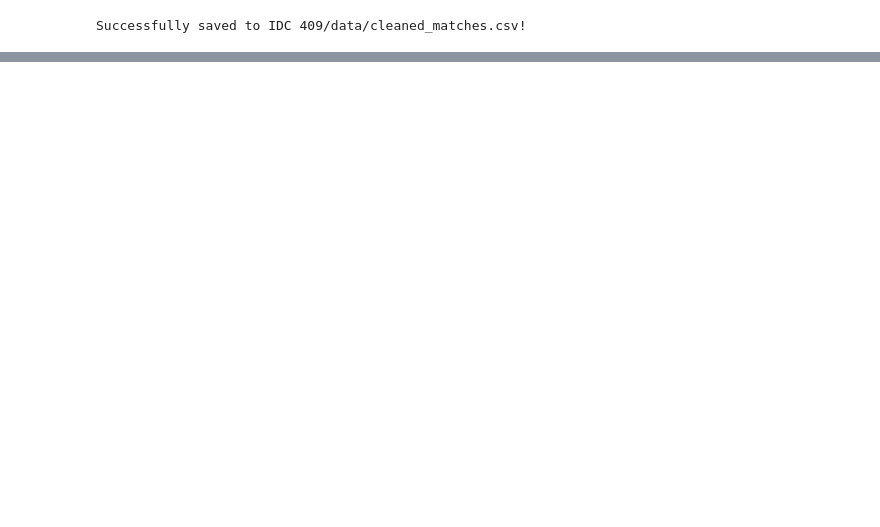
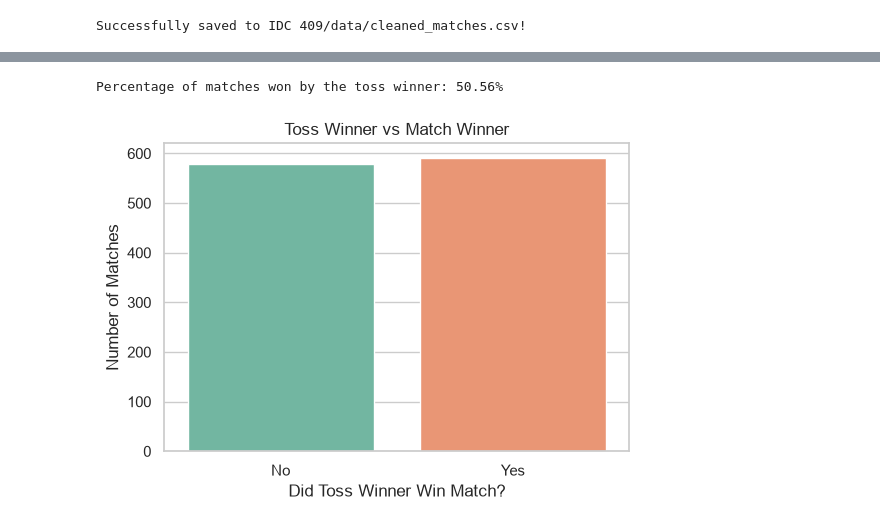
Before and after one commit to SatyabrataIISERM/ds_first_git_group_5, a Jupyter notebook: Match Analysis (MS23238).ipynb, the cells around one changed output, grey strips where cells are left out. Saved outputs shown, nothing was run; the diff lists cells and outputs as text; code cells hidden in the pictures; blank space fills up the shorter version.

Commit message:
Match-level EDA

```diff
--- a/Match Analysis (MS23238).ipynb
+++ b/Match Analysis (MS23238).ipynb
@@ -154,3 +152,13 @@ matches_df.to_csv('data/cleaned_matches.csv', index=False)
 print("Successfully saved to IDC 409/data/cleaned_matches.csv!")
 # %% [output]
 Successfully saved to IDC 409/data/cleaned_matches.csv!
+# %%
+import matplotlib.pyplot as plt
+import seaborn as sns
+
+# Set visual style
+sns.set_theme(style="whitegrid")
+
+# Load pre-cleaned dataset from yesterday
+matches_df = pd.read_csv('data/cleaned_matches.csv')
+matches_df.head()
@@ -156,0 +175,18 @@ Successfully saved to IDC 409/data/cleaned_matches.csv!
+# %%
+# Calculate toss advantage
+matches_df['toss_is_match_winner'] = (matches_df['toss_winner'] == matches_df['match_won_by'])
+toss_win_pct = matches_df['toss_is_match_winner'].value_counts(normalize=True) * 100
+
+print(f"Percentage of matches won by the toss winner: {toss_win_pct.get(True, 0):.2f}%")
+
+# Visualization
+plt.figure(figsize=(6, 4))
+sns.countplot(data=matches_df, x='toss_is_match_winner',hue= 'toss_is_match_winner', palette='Set2', legend=False)
+plt.title('Toss Winner vs Match Winner')
+plt.xlabel('Did Toss Winner Win Match?')
+plt.ylabel('Number of Matches')
+plt.xticks([0, 1], ['No', 'Yes'])
+plt.show()
+# %% [output]
+Percentage of matches won by the toss winner: 50.56%
+[figure, added]
```
Also changed, not shown: parts of 30 cells of this notebook.
